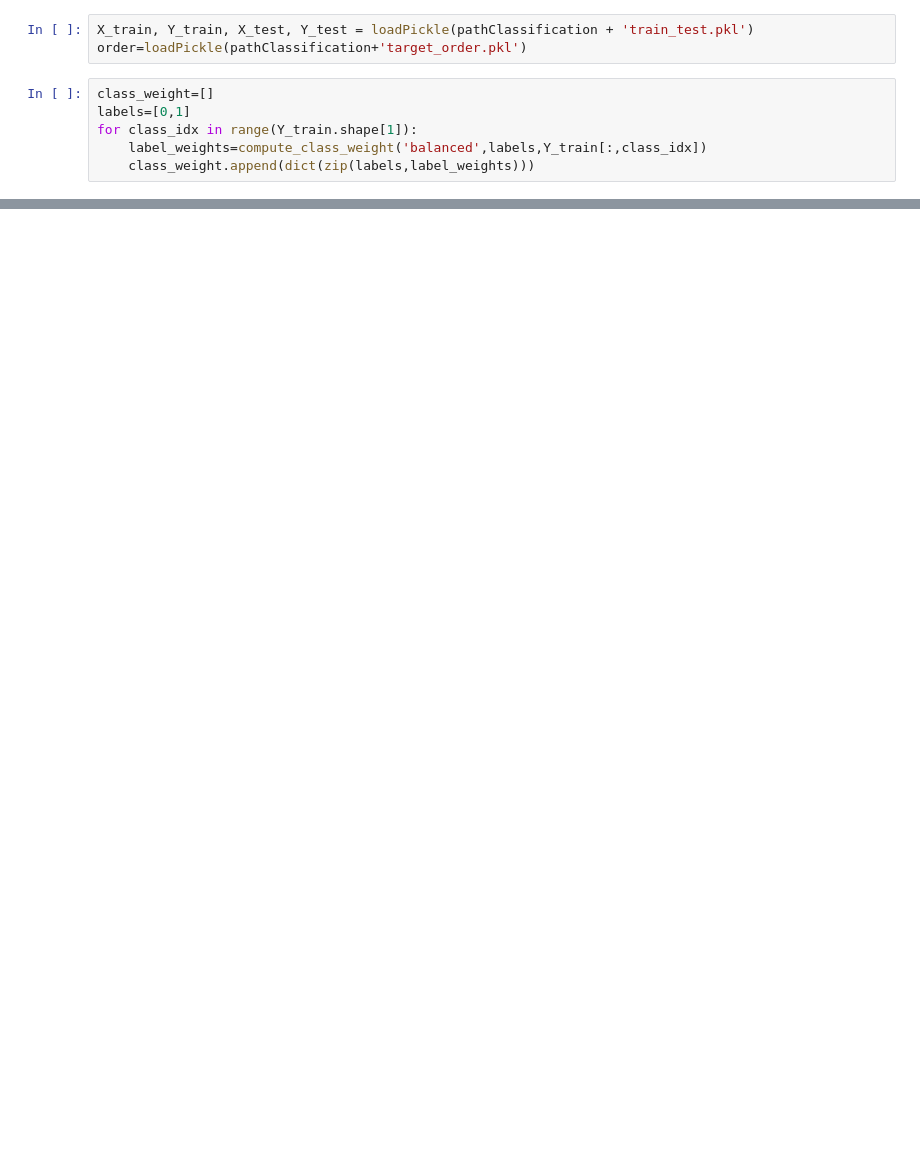
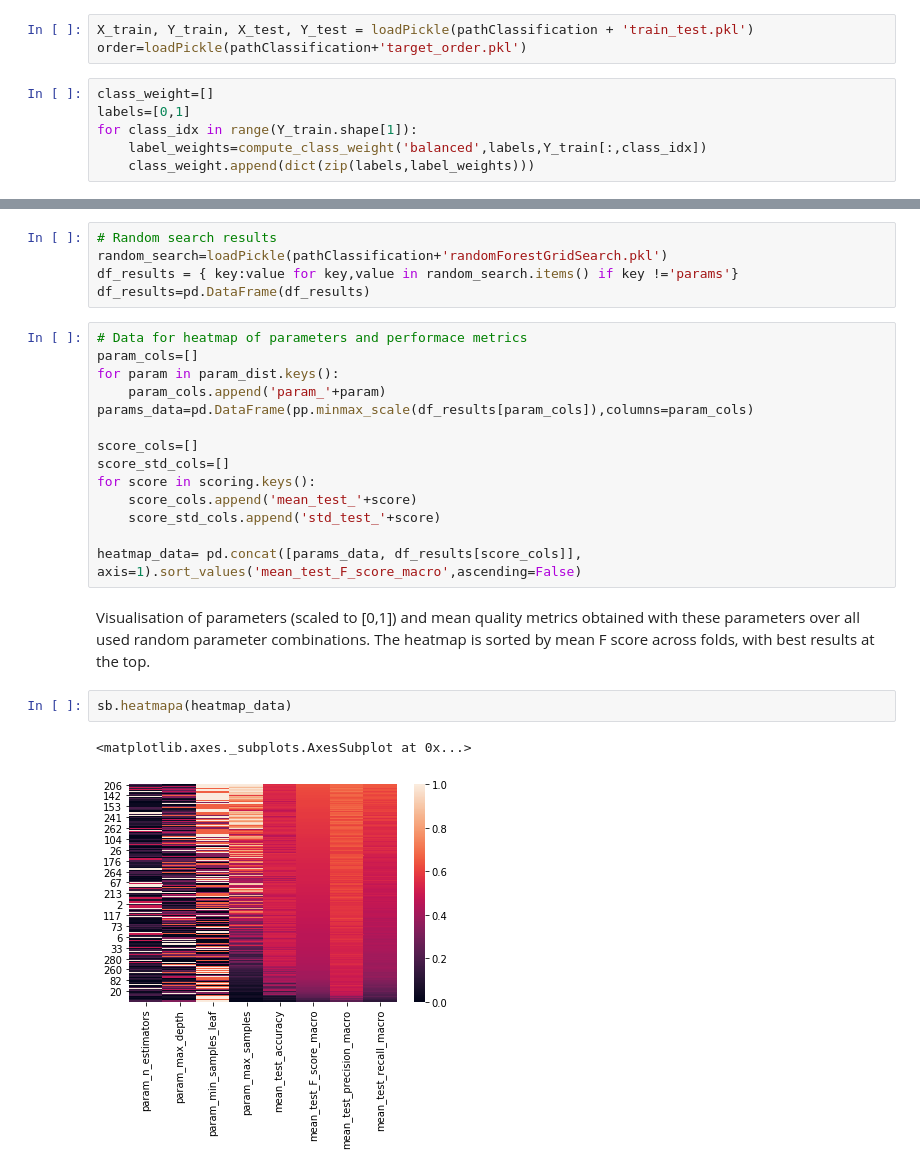
Before and after one commit to biolab/baylor-dicty, a Jupyter notebook: stages_DE/classification_stage_tree.ipynb, the cells around one changed output, grey strips where cells are left out. Saved outputs shown, nothing was run; the diff lists cells and outputs as text; blank space fills up the shorter version.

```diff
--- a/stages_DE/classification_stage_tree.ipynb
+++ b/stages_DE/classification_stage_tree.ipynb
@@ -184,0 +82,26 @@ tip         0.443 +- 0.131
+# %%
+# Random search results
+random_search=loadPickle(pathClassification+'randomForestGridSearch.pkl')
+df_results = { key:value for key,value in random_search.items() if key !='params'}
+df_results=pd.DataFrame(df_results)
+# %%
+# Data for heatmap of parameters and performace metrics
+param_cols=[]
+for param in param_dist.keys():
+    param_cols.append('param_'+param)
+params_data=pd.DataFrame(pp.minmax_scale(df_results[param_cols]),columns=param_cols)
+
+score_cols=[]
+score_std_cols=[]
+for score in scoring.keys():
+    score_cols.append('mean_test_'+score)
+    score_std_cols.append('std_test_'+score)
+
+heatmap_data= pd.concat([params_data, df_results[score_cols]], axis=1).sort_values('mean_test_F_score_macro',ascending=False)
+# %% [markdown]
+Visualisation of parameters (scaled to [0,1]) and mean quality metrics obtained with these parameters over all used random parameter combinations. The heatmap is sorted by mean F score across folds, with best results at the top.
+# %%
+sb.heatmapa(heatmap_data)
+# %% [output]
+<matplotlib.axes._subplots.AxesSubplot at 0x...>
+[figure, added]
```
Also changed, not shown: parts of 28 cells of this notebook, 4 other files.
